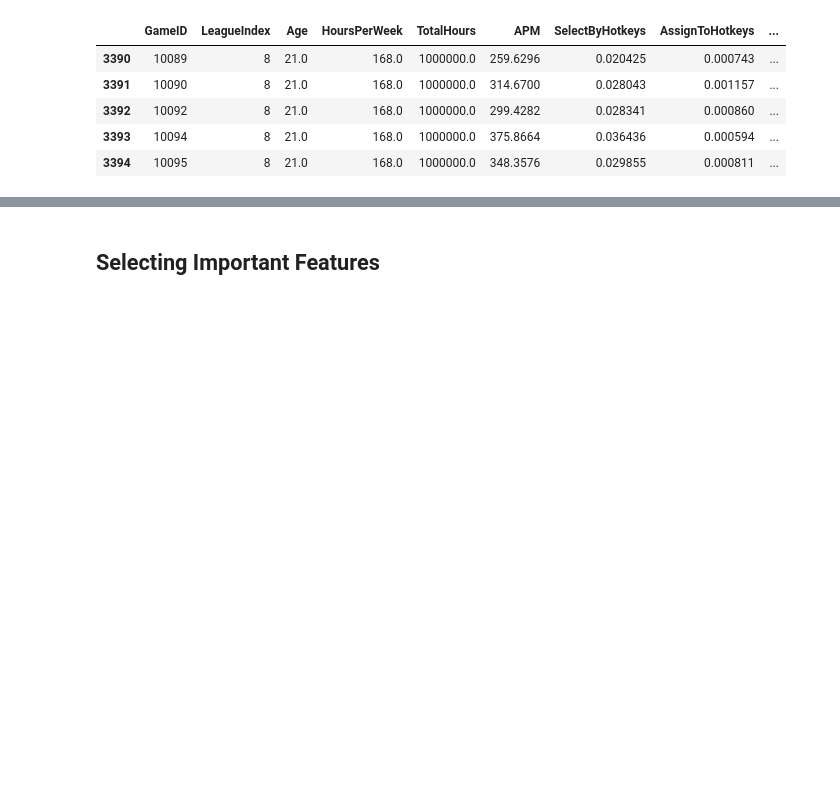
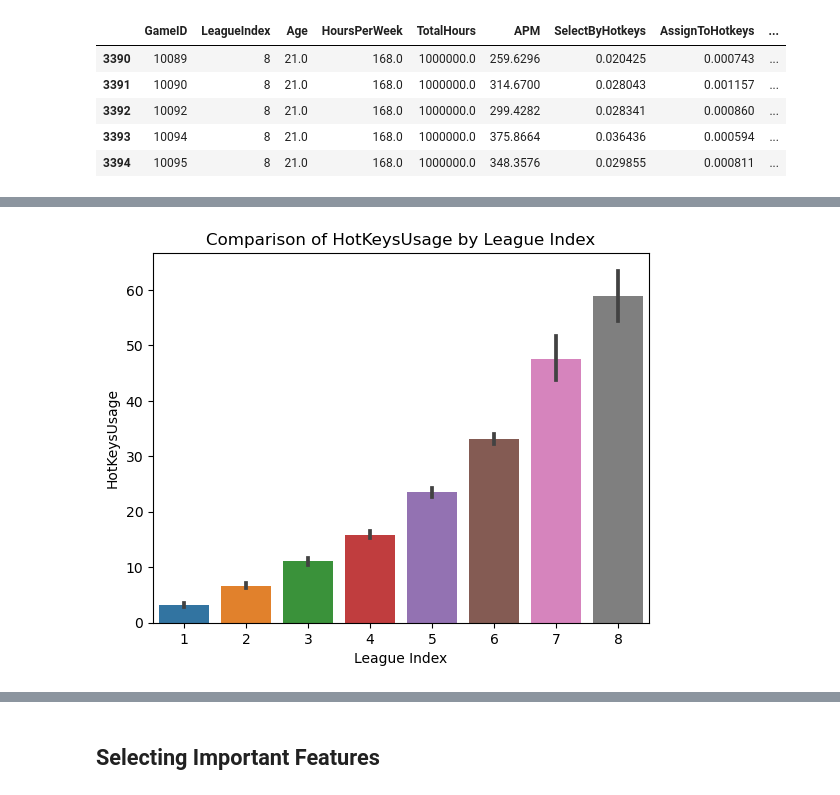
Before and after one commit to gdalvi94/Starcraft_Rank_Prediction, a Jupyter notebook: Gayatri_Dalvi(Assessment).ipynb, the cells around one changed output, grey strips where cells are left out. Cells and saved outputs as stored; diff of their text form; code cells hidden in the pictures; blank space fills up the shorter version.

```diff
--- a/Gayatri_Dalvi(Assessment).ipynb
+++ b/Gayatri_Dalvi(Assessment).ipynb
@@ -123,5 +157,13 @@ data['hours_played_per_day'] = data['HoursPerWeek'] / 7
 # %%
 data['HotKeysUsage'] = (data['SelectByHotkeys'] + data['AssignToHotkeys'] + data['UniqueHotkeys']) * data['LeagueIndex']
+# %%
+sns.barplot(x='LeagueIndex', y='HotKeysUsage', data=data)
+plt.xlabel('League Index')
+plt.ylabel('HotKeysUsage')
+plt.title('Comparison of HotKeysUsage by League Index')
+plt.show()
+# %% [output]
+[figure, added]
 # %%
 data['Performance'] = data['NumberOfPACs'] * data['GapBetweenPACs'] * data['ActionLatency'] * data['ActionsInPAC']
 # %%
```
Also changed, not shown: parts of 13 cells of this notebook, 1 other file.
